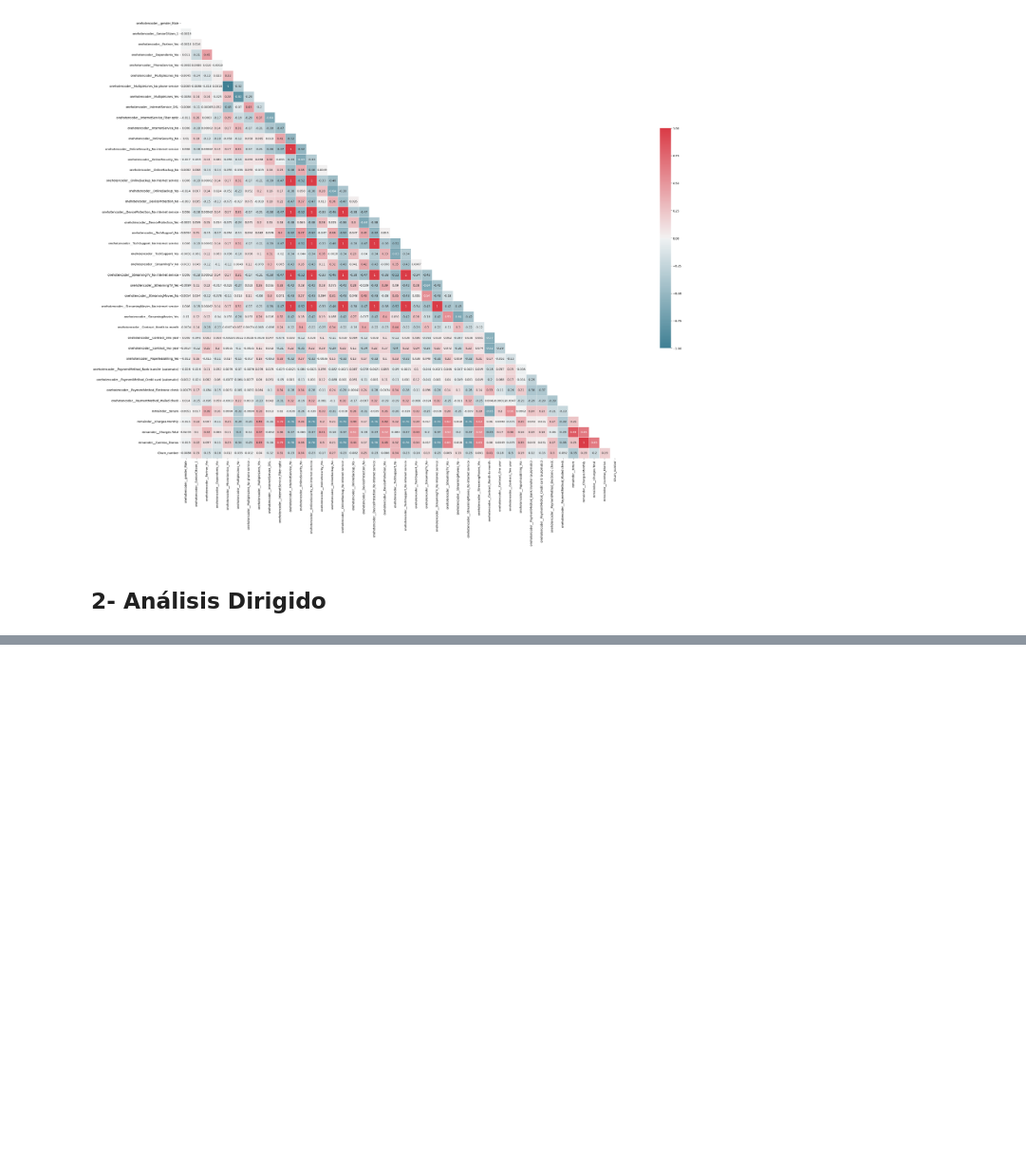
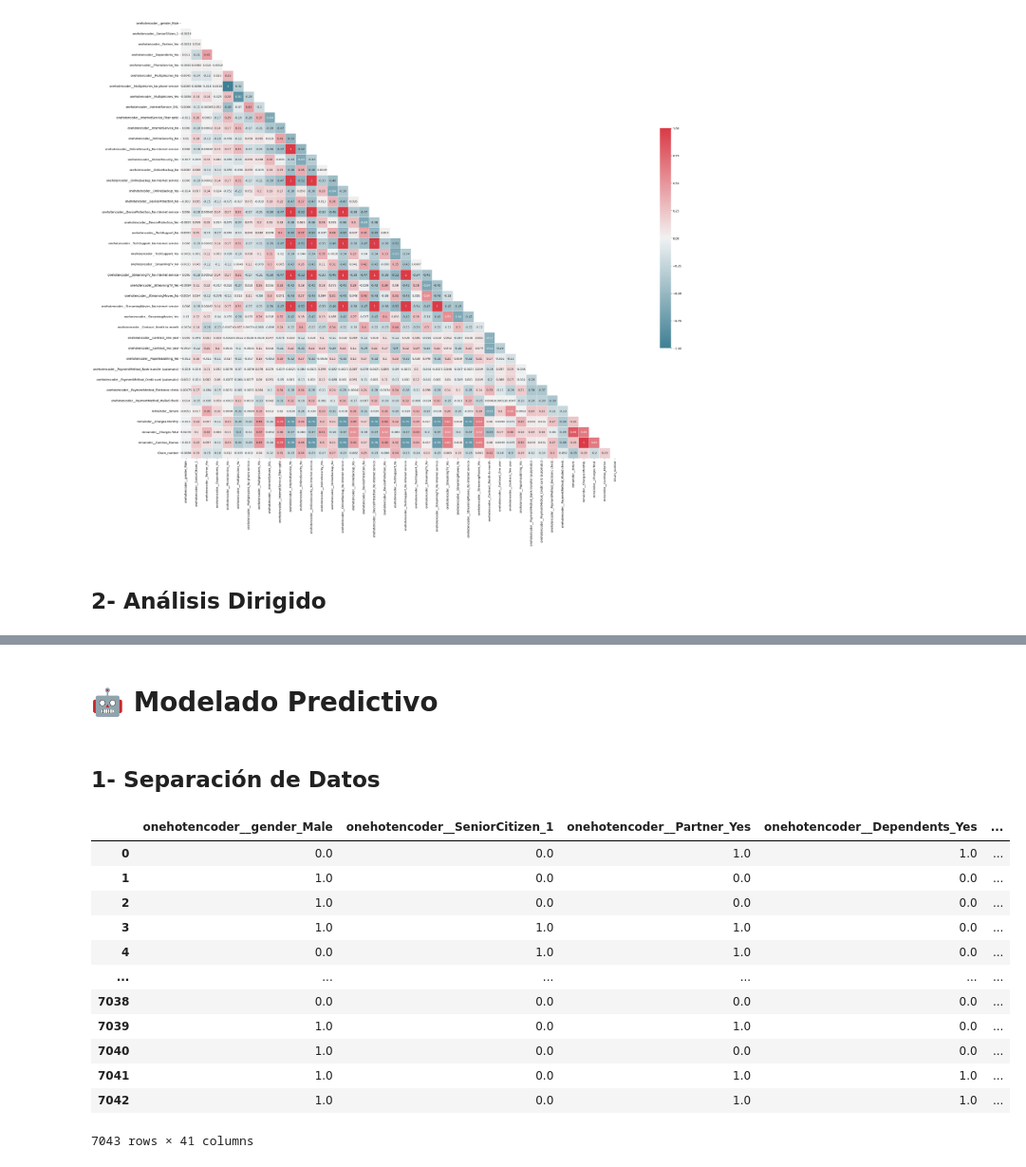
Before and after one commit to Karl-Sancho/challenge3-data-science-LATAM, a Jupyter notebook: TelecomX_LATAM_Parte_2.ipynb, the cells around one changed output, grey strips where cells are left out. Shown at 95% size. Drawn from its saved outputs; the diff is of its cells as text; code cells hidden in the pictures; blank space fills up the shorter version.

```diff
--- a/TelecomX_LATAM_Parte_2.ipynb
+++ b/TelecomX_LATAM_Parte_2.ipynb
@@ -192,3 +192,24 @@ px.scatter(df_encoded,
            y='remainder__Charges.Monthly')
 # %% [output]
 [interactive output not drawn]
+# %% [markdown]
+# 🤖 Modelado Predictivo
+# %% [markdown]
+## 1- Separación de Datos
+# %%
+X = pd.DataFrame(X, columns=one_hot.get_feature_names_out())
+X
+# %% [output]
+|  | onehotencoder__gender_Male | onehotencoder__SeniorCitizen_1 | onehotencoder__Partner_Yes | onehotencoder__Dependents_Yes | ... |
+| 0 | 0.0 | 0.0 | 1.0 | 1.0 | ... |
+| 1 | 1.0 | 0.0 | 0.0 | 0.0 | ... |
+| 2 | 1.0 | 0.0 | 0.0 | 0.0 | ... |
+| 3 | 1.0 | 1.0 | 1.0 | 0.0 | ... |
+| 4 | 0.0 | 1.0 | 1.0 | 0.0 | ... |
+| ... | ... | ... | ... | ... | ... |
+| 7038 | 0.0 | 0.0 | 0.0 | 0.0 | ... |
+| 7039 | 1.0 | 0.0 | 1.0 | 0.0 | ... |
+| 7040 | 1.0 | 0.0 | 0.0 | 0.0 | ... |
+| 7041 | 1.0 | 0.0 | 1.0 | 1.0 | ... |
+| 7042 | 1.0 | 0.0 | 1.0 | 1.0 | ... |
+7043 rows × 41 columns
```
Also changed, not shown: parts of 4 cells of this notebook.
